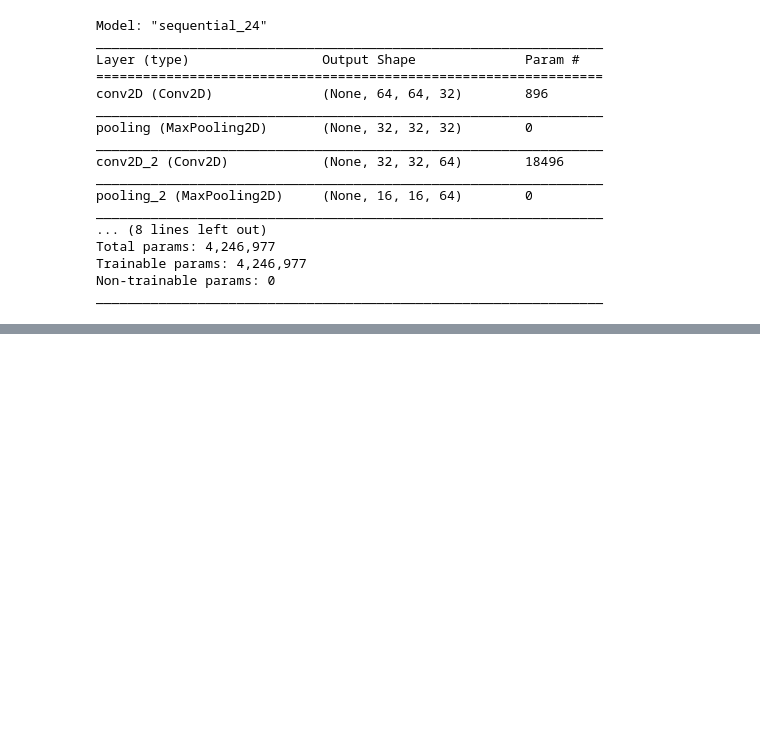
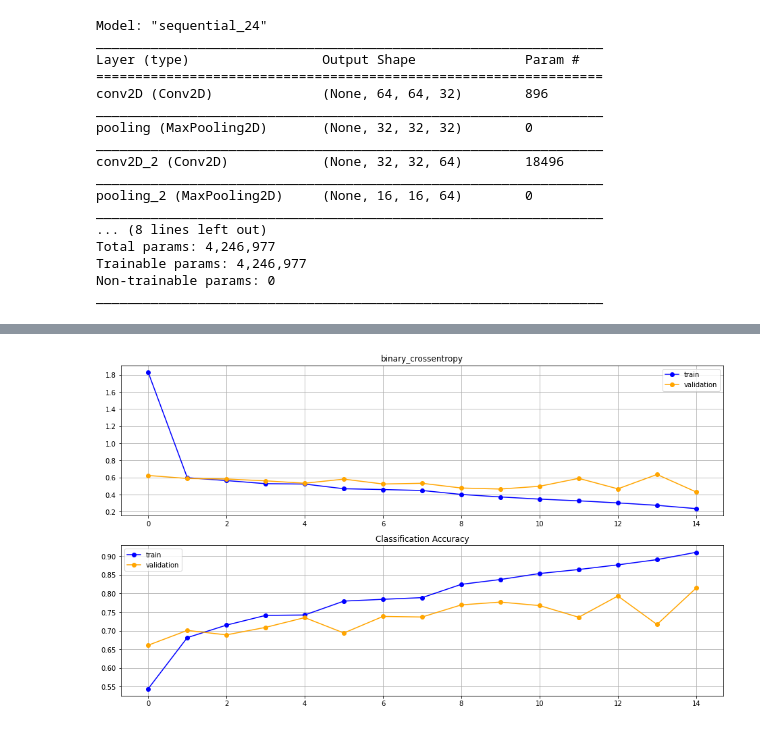
Before and after one commit to kbenmus02/A62-EquipeCV, a Jupyter notebook: notebook/iteration_3_model_3_cnn.ipynb, the cells around one changed output, grey strips where cells are left out. Drawn from its saved outputs; the diff is of its cells as text; code cells hidden in the pictures; blank space fills up the shorter version.

```diff
--- a/notebook/iteration_3_model_3_cnn.ipynb
+++ b/notebook/iteration_3_model_3_cnn.ipynb
@@ -260,0 +269,4 @@ plt.show()
+# %%
+plot_history(history_2)
+# %% [output]
+[figure, added]
```
Also changed, not shown: parts of 11 cells of this notebook.
